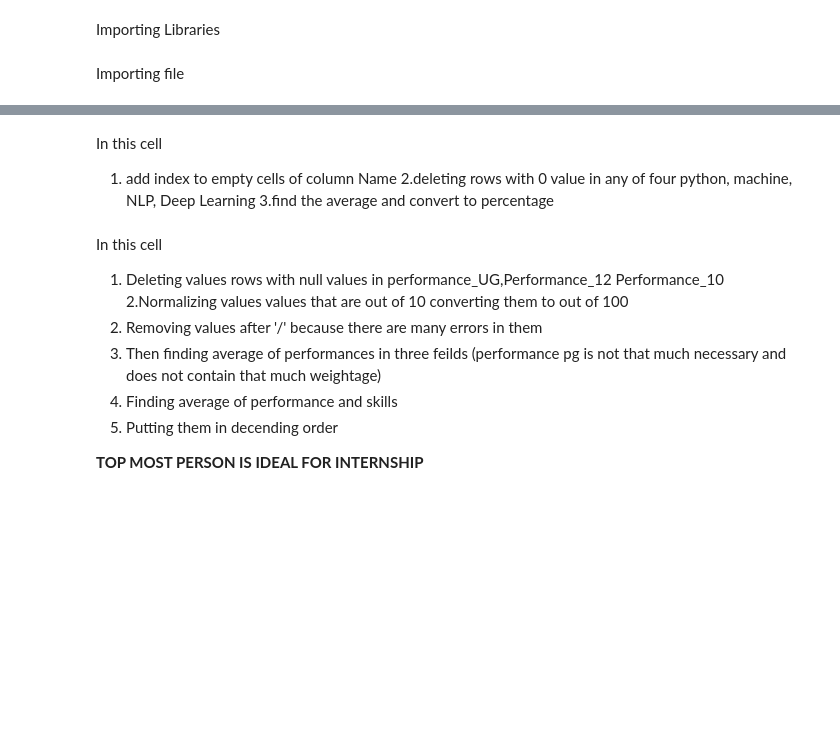
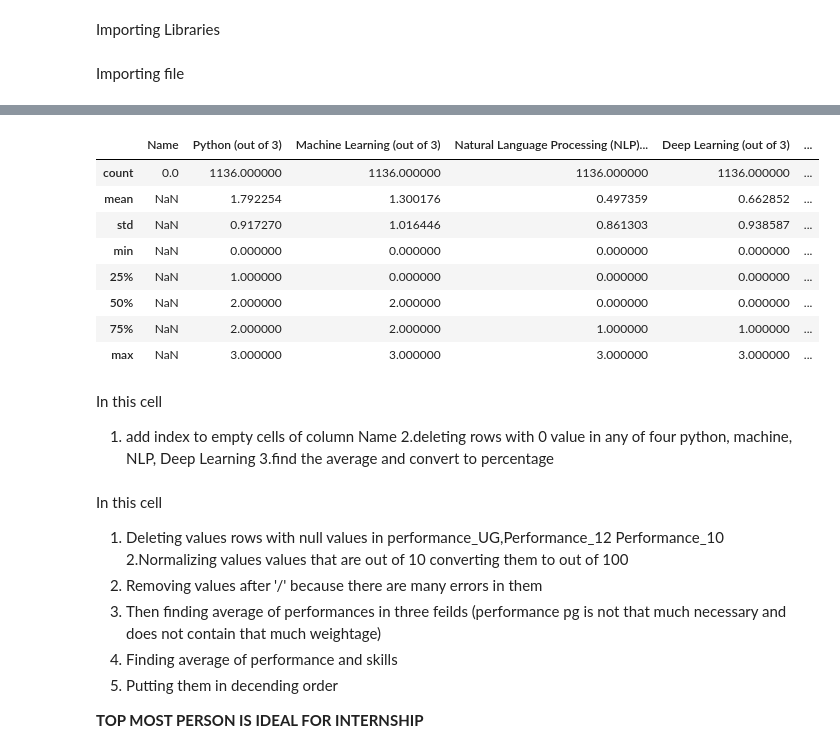
Before and after one commit to kartik-555/data-analytics, a Jupyter notebook: data_analysis.ipynb, the cells around one changed output, grey strips where cells are left out. Saved outputs shown, nothing was run; the diff lists cells and outputs as text; code cells hidden in the pictures; blank space fills up the shorter version.

```diff
--- a/data_analysis.ipynb
+++ b/data_analysis.ipynb
@@ -16,3 +20,15 @@ data=pd.read_excel('/content/Applications_for_Machine_Learning_internship_edited
+# %%
+data.describe()
+# %% [output]
+|  | Name | Python (out of 3) | Machine Learning (out of 3) | Natural Language Processing (NLP)... | Deep Learning (out of 3) | ... |
+| count | 0.0 | 1136.000000 | 1136.000000 | 1136.000000 | 1136.000000 | ... |
+| mean | NaN | 1.792254 | 1.300176 | 0.497359 | 0.662852 | ... |
+| std | NaN | 0.917270 | 1.016446 | 0.861303 | 0.938587 | ... |
+| min | NaN | 0.000000 | 0.000000 | 0.000000 | 0.000000 | ... |
+| 25% | NaN | 1.000000 | 0.000000 | 0.000000 | 0.000000 | ... |
+| 50% | NaN | 2.000000 | 2.000000 | 0.000000 | 0.000000 | ... |
+| 75% | NaN | 2.000000 | 2.000000 | 1.000000 | 1.000000 | ... |
+| max | NaN | 3.000000 | 3.000000 | 3.000000 | 3.000000 | ... |
 # %% [markdown]
 In this cell
 1. add index to empty cells of column Name
```
Also changed, not shown: parts of 3 cells of this notebook.
